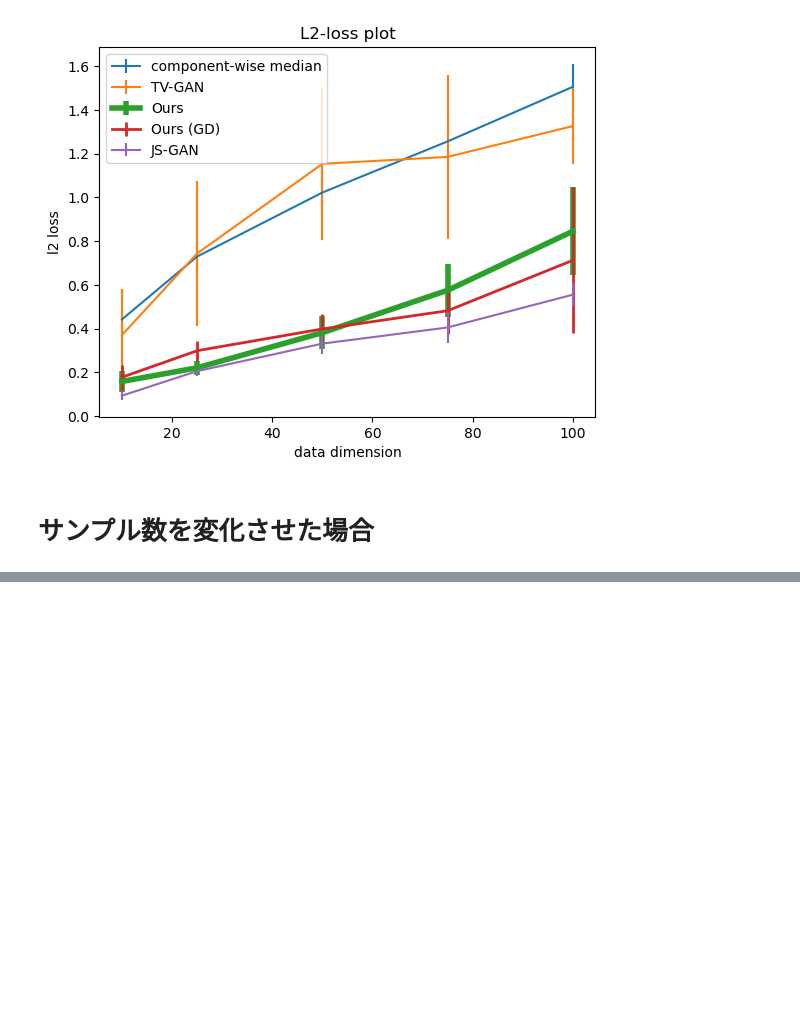
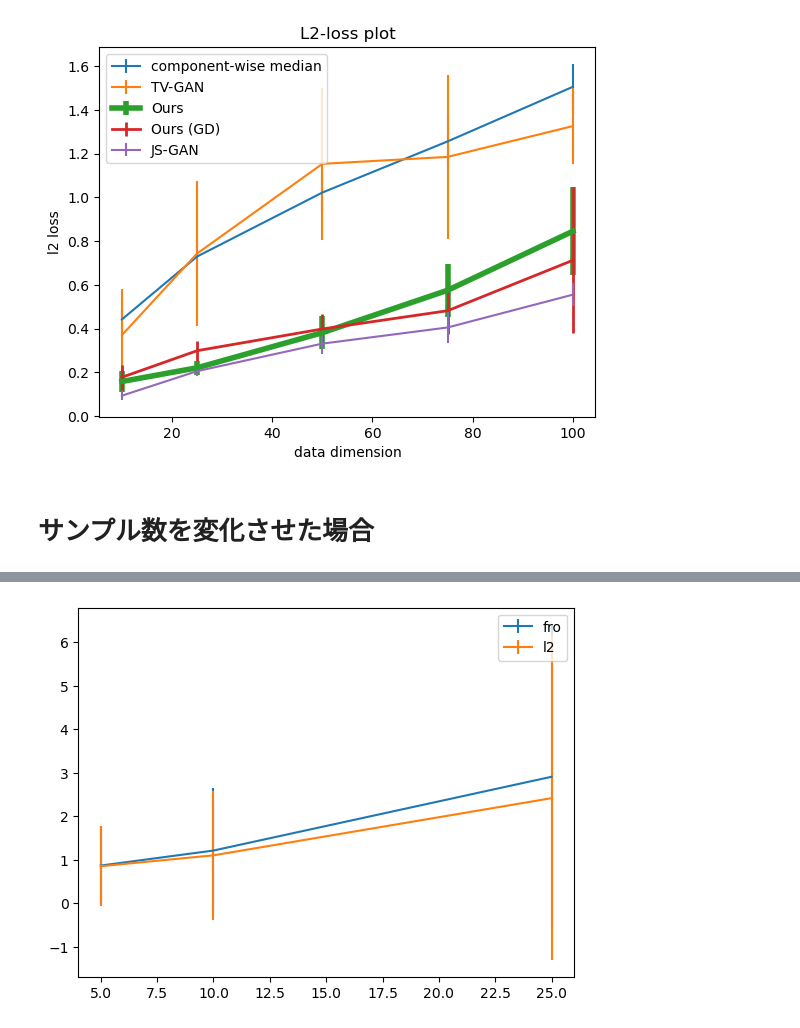
Before and after one commit to monarsan/robust-GAN, a Jupyter notebook: work/main/plot.ipynb, the cells around one changed output, grey strips where cells are left out. Cells and saved outputs as stored; diff of their text form; code cells hidden in the pictures; blank space fills up the shorter version.

```diff
--- a/work/main/plot.ipynb
+++ b/work/main/plot.ipynb
@@ -167,0 +170,91 @@ plt.legend()
+# %%
+dim = [5, 10, 25]
+mean_l2 = []
+mean_fro = []
+std_l2 = []
+std_fro = []
+l2, fro=([0.5418522087411672,
+  2.582638136144099,
+  0.14979515829151502,
+  0.327069676502252,
+  0.29372887155253913,
+  0.35573678877883613,
+  0.6545076082352189,
+  2.7625020671558977,
+  0.4126910428228768,
+  0.45889513437017815],
+ [0.5478638090084811,
+  2.584687478342873,
+  0.22856761830782943,
+  0.34390188474762257,
+  0.30822294323973326,
+  0.3649896959850014,
+  0.6610697114527557,
+  2.7683866411714737,
+  0.42025056674200545,
+  0.4624297865561443])
+
+l2, fro = np.array(l2), np.array(fro)
+mean_l2.append(l2.mean())
+mean_fro.append(fro.mean())
+std_l2.append(l2.std())
+std_fro.append(fro.std())
+
+l2, fro=([0.4920911142330715,
+  0.28770771863430705,
+  0.20217206316825354,
+  3.9183185189826752,
+  0.3302674513851538,
+  0.386518150906301,
+  0.5683147740833848,
+  4.216694435843233,
+  0.29809122777728597,
+  0.34568801222471673],
+ [0.5930931991872557,
+  0.42813488221822826,
+  0.36229448058812486,
+  3.928417207155159,
+  0.4449134017099475,
+  0.524126082433905,
+  0.6950603304901717,
+  4.237015684946483,
+  0.44001064498477105,
+  0.49412813495474117])
+
+l2, fro = np.array(l2), np.array(fro)
+mean_l2.append(l2.mean())
+mean_fro.append(fro.mean())
+std_l2.append(l2.std())
+std_fro.append(fro.std())
+
+l2, fro=([0.6353817959495698,
+  0.5126230751697435,
+  0.7658877622987292,
+  10.020259209399182,
+  0.44178929155766006,
+  9.746972777422787,
+  0.5656581607740524,
+  0.38066108232964246,
+  0.47208978656879996,
+  0.6558103815935632],
+ [1.4042082714416073,
+  1.0403647360299806,
+  1.6170961119737857,
+  10.03778620460531,
+  0.9678078632899427,
+  9.77110030224998,
+  1.0853479895769385,
+  0.9112593347327841,
+  1.0527558017734557,
+  1.2318413452395778])
+
+l2, fro = np.array(l2), np.array(fro)
+mean_l2.append(l2.mean())
+mean_fro.append(fro.mean())
+std_l2.append(l2.std())
+std_fro.append(fro.std())
+
+plt.errorbar(dim, mean_fro, std_fro, label = 'fro')
+plt.errorbar(dim, mean_l2, std_l2, label='l2')
+plt.legend()
+# %% [output]
@@ -167,0 +262 @@ plt.legend()
+[figure, added]
```
Also changed, not shown: parts of 4 cells of this notebook, 2 other files.
